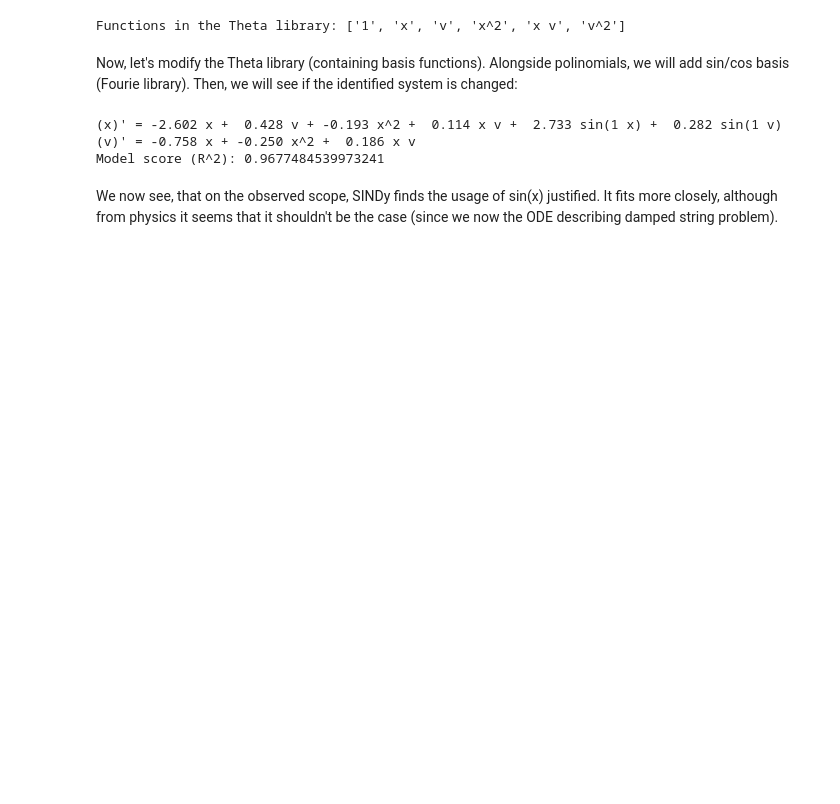
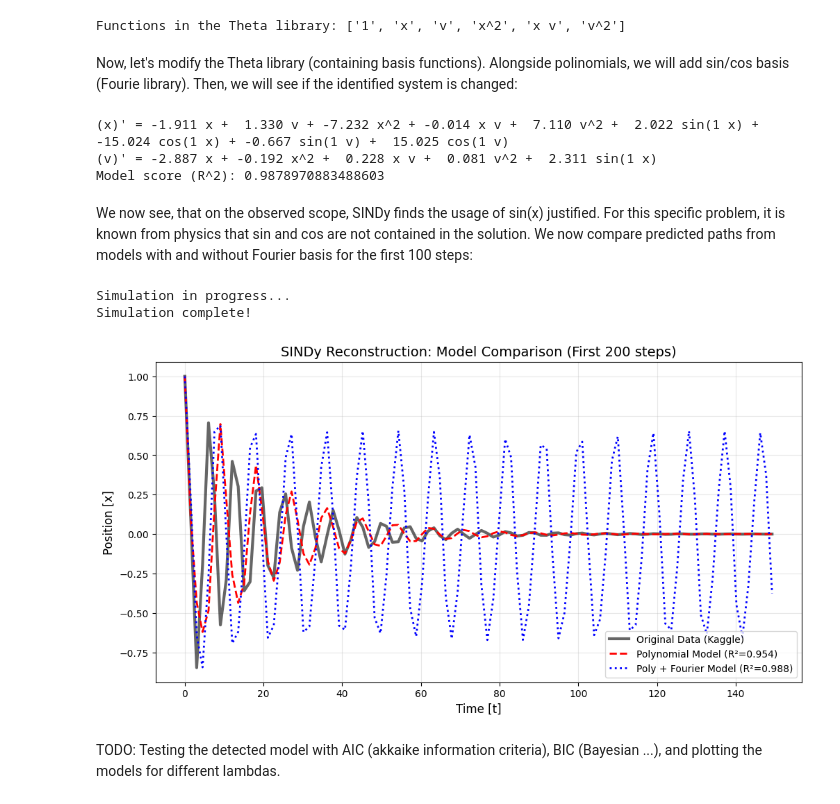
Before and after one commit to luka-lehotski/SINDy-rs, a Jupyter notebook: intro.ipynb, the cells around one changed output. Cells and saved outputs as stored; diff of their text form; code cells hidden in the pictures; blank space fills up the shorter version.

Commit message:
Added x' plots

```diff
--- a/intro.ipynb
+++ b/intro.ipynb
@@ -20,7 +20,7 @@ dt = t[1] - t[0]
 # %% [markdown]
 Let's see what SINDy identifies by default. We use the STSLQ as an L1 regularization in the sparse regression.
 # %%
-model1 = SINDy(optimizer=STLSQ(threshold=0.1))
+model1 = SINDy(optimizer=STLSQ(threshold=0.005))
 
 # Naming the variables
 model1.fit(X, t=dt, feature_names=["x", "v"])
@@ -46,63 +46,52 @@ from pysindy.feature_library import PolynomialLibrary, FourierLibrary
 # Joining the Polynomial and Fourier library
 combined_lib = PolynomialLibrary(degree=2) + FourierLibrary(n_frequencies=1)
 
-model2 = SINDy(feature_library=combined_lib,optimizer=STLSQ(threshold=0.1))
+model2 = SINDy(feature_library=combined_lib,optimizer=STLSQ(threshold=0.05))
 model2.fit(X, t=dt, feature_names=["x", "v"])
 
 model2.print()
 print("Model score (R^2):", model2.score(X, t=dt))
 # %% [output]
-(x)' = -2.602 x +  0.428 v + -0.193 x^2 +  0.114 x v +  2.733 sin(1 x) +  0.282 sin(1 v)
-(v)' = -0.758 x + -0.250 x^2 +  0.186 x v
-Model score (R^2): 0.9677484539973241
+(x)' = -1.911 x +  1.330 v + -7.232 x^2 + -0.014 x v +  7.110 v^2 +  2.022 sin(1 x) + -15.024 cos(1 x) + -0.667 sin(1 v) +  15.025 cos(1 v)
+(v)' = -2.887 x + -0.192 x^2 +  0.228 x v +  0.081 v^2 +  2.311 sin(1 x)
+Model score (R^2): 0.9878970883488603
 # %% [markdown]
-We now see, that on the observed scope, SINDy finds the usage of sin(x) justified. It fits more closely, although from physics it seems that it shouldn't be the case (since we now the ODE describing damped string problem).
+We now see, that on the observed scope, SINDy finds the usage of sin(x) justified. For this specific problem, it is known from physics that sin and cos are not contained in the solution. We now compare predicted paths from models with and without Fourier basis for the first 100 steps:
 # %%
 # --- 1. SIMULATION ---
-# We simulate the first 200 points for a quick performance check
-num_steps = 50
+# We simulate the first 100 points for a quick performance check
+num_steps = 100
 t_test = t[:num_steps]
 
 print("Simulation in progress...")
 # model1: Polynomial library only
 x_sim_poly = model1.simulate(X[0], t_test)
 
 # model2: Combined Polynomial + Fourier library
 x_sim_combined = model2.simulate(X[0], t_test)
 print("Simulation complete!")
 
 # --- 2. TIME SERIES PLOT ---
 plt.figure(figsize=(12, 6))
 
 # Original Data (Target)
 plt.plot(t_test, X[:num_steps, 0], 'k', alpha=0.6, lw=3, label='Original Data (Kaggle)')
 
 # Model 1 reconstruction
 plt.plot(t_test, x_sim_poly[:, 0], 'r--', lw=2, label=f'Polynomial Model (R²={model1.score(X, t=dt):.3f})')
 
 # Model 2 reconstruction
 plt.plot(t_test, x_sim_combined[:, 0], 'b:', lw=2, label=f'Poly + Fourier Model (R²={model2.score(X, t=dt):.3f})')
 
 plt.title("SINDy Reconstruction: Model Comparison (First 200 steps)", fontsize=14)
 plt.xlabel("Time [t]", fontsize=12)
 plt.ylabel("Position [x]", fontsize=12)
-plt.legend(loc='upper right')
+plt.legend(loc='lower right')
 plt.grid(True, alpha=0.3)
 plt.show()
-
-# --- 3. PHASE PORTRAIT (Velocity vs Position) ---
-plt.figure(figsize=(8, 8))
-
-# Data trajectory
-plt.plot(X[:num_steps, 0], X[:num_steps, 1], 'k', alpha=0.4, label='Ground Truth Trajectory')
-
-# Model trajectories
-plt.plot(x_sim_poly[:, 0], x_sim_poly[:, 1], 'r--', label='Polynomial Model Path')
-plt.plot(x_sim_combined[:, 0], x_sim_combined[:, 1], 'b:', label='Fourier Model Path')
-
-plt.xlabel('Position (x)', fontsize=12)
-plt.ylabel('Velocity (v)', fontsize=12)
-plt.title('Phase Portrait: System Stability Analysis', fontsize=14)
-plt.legend()
-plt.grid(True, alpha=0.3)
-plt.show()
+# %% [output]
+Simulation in progress...
+Simulation complete!
+[figure, added]
+# %% [markdown]
+TODO: Testing the detected model with AIC (akkaike information criteria), BIC (Bayesian ...), and plotting the models for different lambdas.
```
Also changed, not shown: parts of 2 cells of this notebook.
